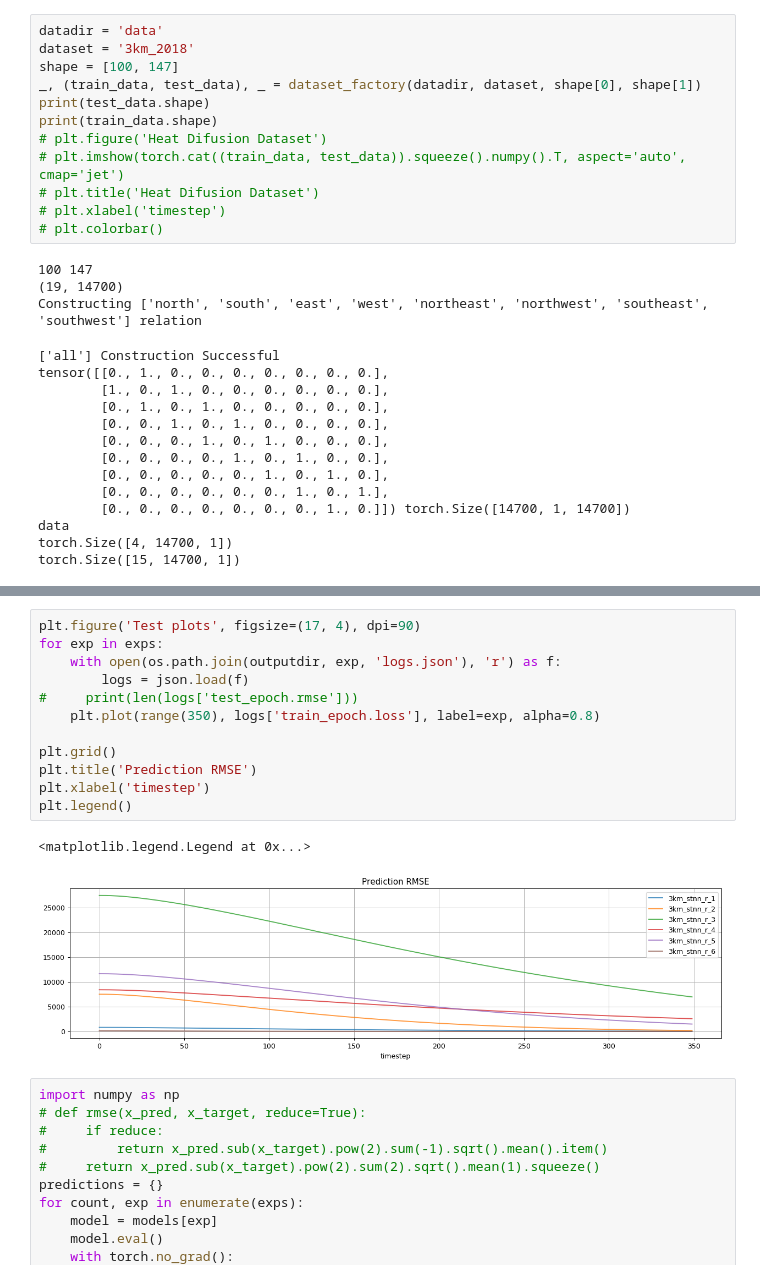
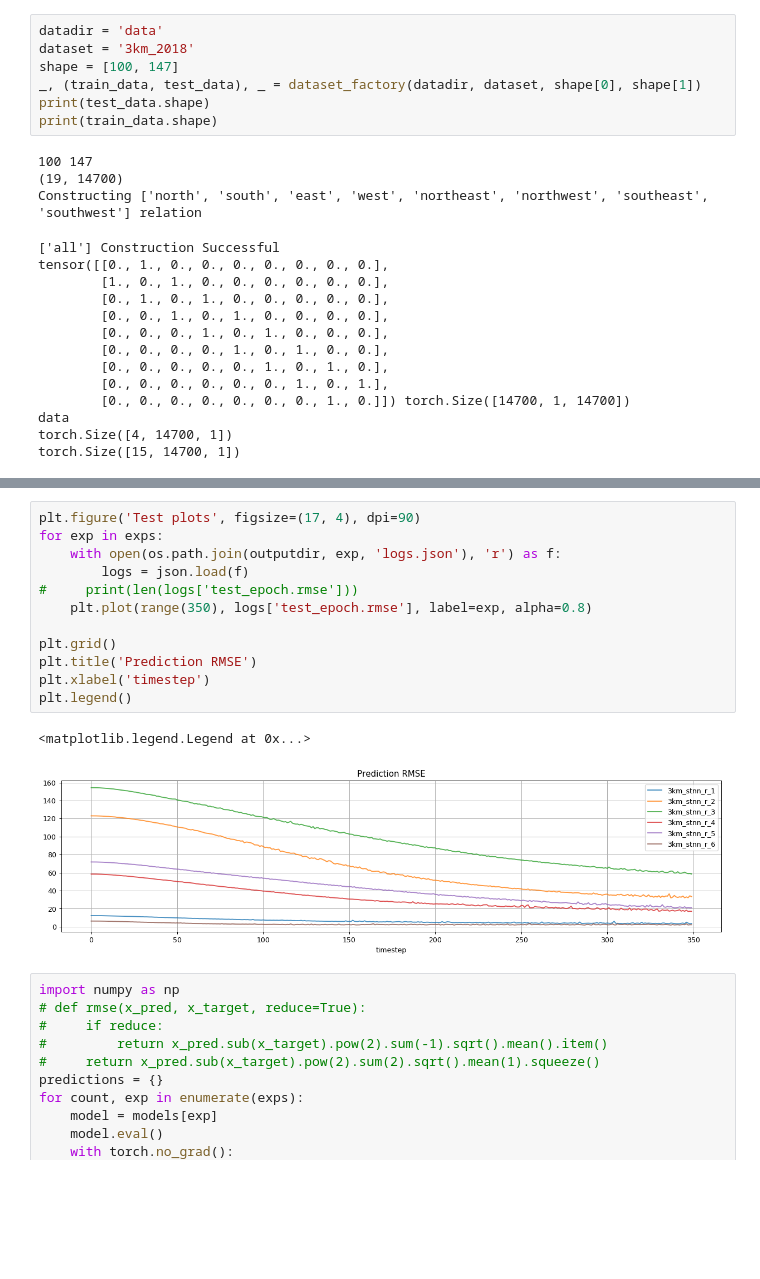
Before and after one commit to eamonbracht/Deforestation-Neural-Network, a Jupyter notebook: Defor - python.ipynb, the cells around one changed output, grey strips where cells are left out. Cells and saved outputs as stored; diff of their text form; blank space fills up the shorter version.

```diff
--- a/Defor - python.ipynb
+++ b/Defor - python.ipynb
@@ -23,11 +26,6 @@ shape = [100, 147]
 _, (train_data, test_data), _ = dataset_factory(datadir, dataset, shape[0], shape[1])
 print(test_data.shape)
 print(train_data.shape)
-# plt.figure('Heat Difusion Dataset')
-# plt.imshow(torch.cat((train_data, test_data)).squeeze().numpy().T, aspect='auto', cmap='jet')
-# plt.title('Heat Difusion Dataset')
-# plt.xlabel('timestep')
-# plt.colorbar()
 # %% [output]
 100 147
 (19, 14700)
@@ -88,18 +86,18 @@ nt 16 nx 2500 nz 1 nr 2 mode refine
 # %%
 plt.figure('Test plots', figsize=(17, 4), dpi=90)
 for exp in exps:
     with open(os.path.join(outputdir, exp, 'logs.json'), 'r') as f:
         logs = json.load(f)
 #     print(len(logs['test_epoch.rmse']))
-    plt.plot(range(350), logs['train_epoch.loss'], label=exp, alpha=0.8)
+    plt.plot(range(350), logs['test_epoch.rmse'], label=exp, alpha=0.8)
 
 plt.grid()
 plt.title('Prediction RMSE')
 plt.xlabel('timestep')
 plt.legend()
 # %% [output]
 <matplotlib.legend.Legend at 0x...>
-[figure, old version]
+[figure, new version]
 # %%
 import numpy as np
 # def rmse(x_pred, x_target, reduce=True):
```
Also changed, not shown: parts of 2 cells of this notebook, 1 other file.
